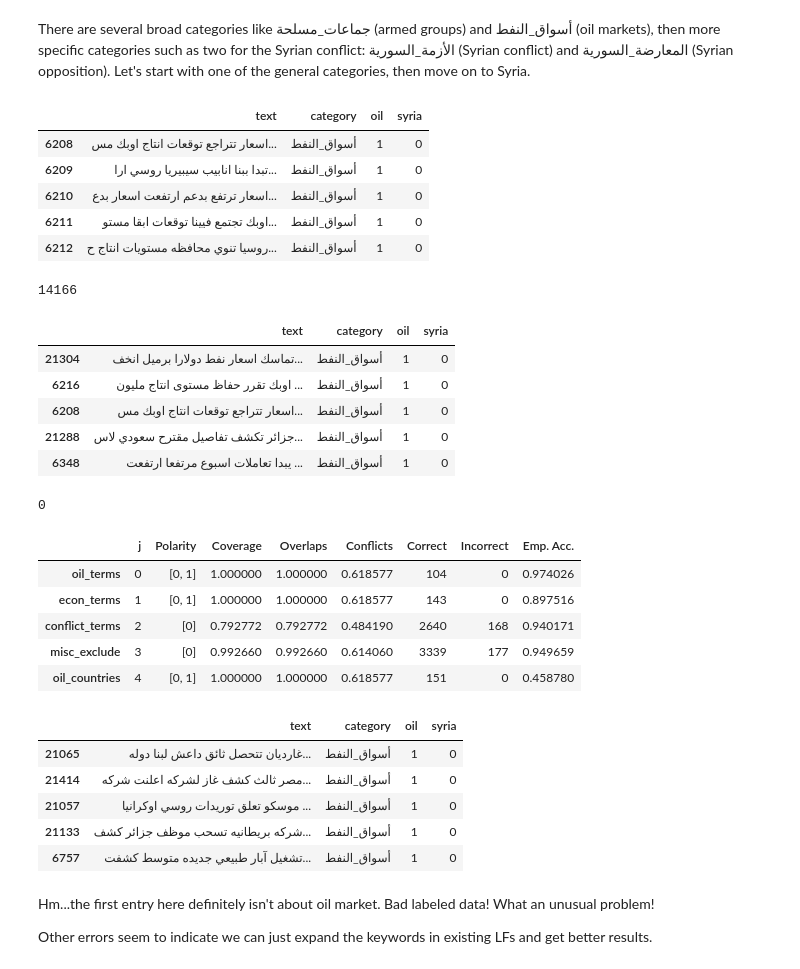
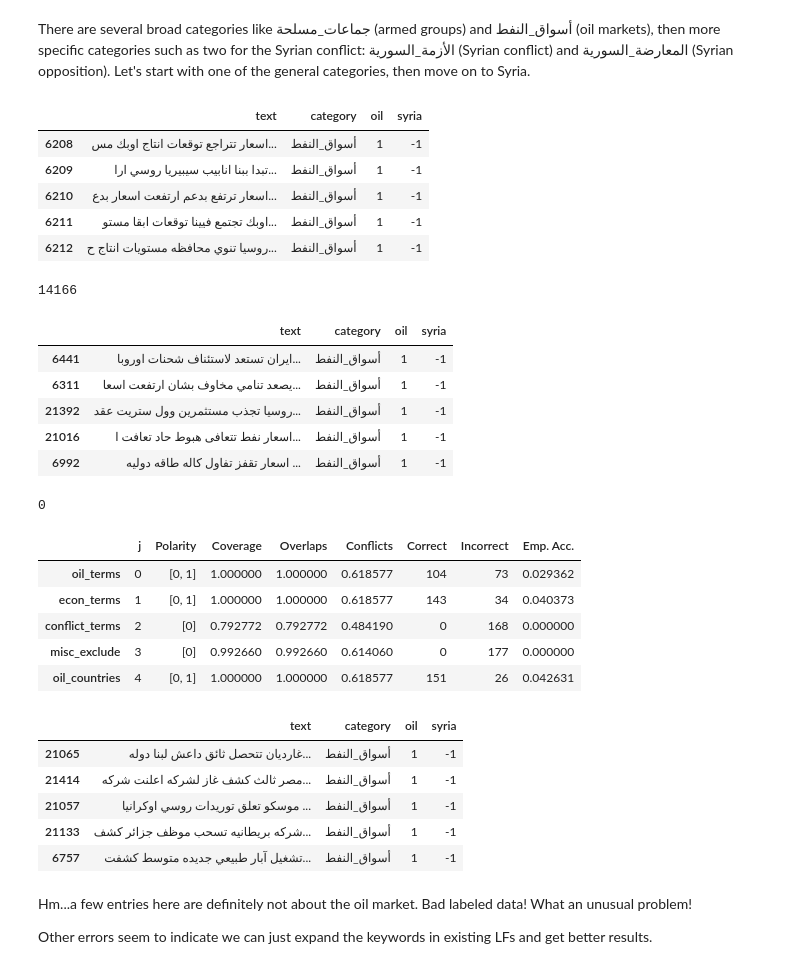
Before and after one commit to ajw-42/snorkel-testing, a Jupyter notebook: snorkel_testing_arabic_2.ipynb, the cells around one changed output. Drawn from its saved outputs; the diff is of its cells as text; code cells hidden in the pictures.

```diff
--- a/snorkel_testing_arabic_2.ipynb
+++ b/snorkel_testing_arabic_2.ipynb
@@ -40,21 +41,21 @@ There are several broad categories like جماعات_مسلحة (armed groups) a
 # %%
 #Recoding data for these two classification problems
 #Full category names not working, probably because Arabic
 
 media_df = media_df.assign(oil = media_df.category.str.contains("النفط") == True)
 media_df = media_df.assign(syria = media_df.category.str.contains("سورية") == True)
 
-media_df.oil = media_df.oil.replace({True:1,False:0})
-media_df.syria = media_df.syria.replace({True:1,False:0})
+media_df.oil = media_df.oil.replace({True:1,False:-1})
+media_df.syria = media_df.syria.replace({True:1,False:-1})
 
 media_df[media_df.oil == 1].head()
 # %% [output]
 |  | text | category | oil | syria |
-| 6208 | اسعار تتراجع توقعات انتاج اوبك مس... | أسواق_النفط | 1 | 0 |
-| 6209 | تبدا ببنا انابيب سيبيريا روسي ارا... | أسواق_النفط | 1 | 0 |
-| 6210 | اسعار ترتفع بدعم ارتفعت اسعار بدع... | أسواق_النفط | 1 | 0 |
-| 6211 | اوبك تجتمع فيينا توقعات ابقا مستو... | أسواق_النفط | 1 | 0 |
-| 6212 | روسيا تنوي محافظه مستويات انتاج ح... | أسواق_النفط | 1 | 0 |
+| 6208 | اسعار تتراجع توقعات انتاج اوبك مس... | أسواق_النفط | 1 | -1 |
+| 6209 | تبدا ببنا انابيب سيبيريا روسي ارا... | أسواق_النفط | 1 | -1 |
+| 6210 | اسعار ترتفع بدعم ارتفعت اسعار بدع... | أسواق_النفط | 1 | -1 |
+| 6211 | اوبك تجتمع فيينا توقعات ابقا مستو... | أسواق_النفط | 1 | -1 |
+| 6212 | روسيا تنوي محافظه مستويات انتاج ح... | أسواق_النفط | 1 | -1 |
 # %%
 from sklearn.model_selection import train_test_split
 
@@ -77,11 +78,11 @@ pd.set_option("display.max_colwidth", 0)
 dev[dev.oil == 1].sample(5)
 # %% [output]
 |  | text | category | oil | syria |
-| 21304 | تماسك اسعار نفط دولارا برميل انخف... | أسواق_النفط | 1 | 0 |
-| 6216 | اوبك تقرر حفاظ مستوى انتاج مليون ... | أسواق_النفط | 1 | 0 |
-| 6208 | اسعار تتراجع توقعات انتاج اوبك مس... | أسواق_النفط | 1 | 0 |
-| 21288 | جزائر تكشف تفاصيل مقترح سعودي لاس... | أسواق_النفط | 1 | 0 |
-| 6348 | يبدا تعاملات اسبوع مرتفعا ارتفعت ... | أسواق_النفط | 1 | 0 |
+| 6441 | ايران تستعد لاستئناف شحنات اوروبا... | أسواق_النفط | 1 | -1 |
+| 6311 | يصعد تنامي مخاوف بشان ارتفعت اسعا... | أسواق_النفط | 1 | -1 |
+| 21392 | روسيا تجذب مستثمرين وول ستريت عقد... | أسواق_النفط | 1 | -1 |
+| 21016 | اسعار نفط تتعافى هبوط حاد تعافت ا... | أسواق_النفط | 1 | -1 |
+| 6992 | اسعار تقفز تفاول كاله طاقه دوليه ... | أسواق_النفط | 1 | -1 |
 # %%
 #testing regex quirks in Arabic text
 test = "الجزائر"
@@ -134,11 +135,11 @@ from snorkel.labeling.analysis import LFAnalysis
 LFAnalysis(L=L_dev, lfs=lfs).lf_summary(Y=Y_dev)
 # %% [output]
 |  | j | Polarity | Coverage | Overlaps | Conflicts | Correct | Incorrect | Emp. Acc. |
-| oil_terms | 0 | [0, 1] | 1.000000 | 1.000000 | 0.618577 | 104 | 0 | 0.974026 |
-| econ_terms | 1 | [0, 1] | 1.000000 | 1.000000 | 0.618577 | 143 | 0 | 0.897516 |
-| conflict_terms | 2 | [0] | 0.792772 | 0.792772 | 0.484190 | 2640 | 168 | 0.940171 |
-| misc_exclude | 3 | [0] | 0.992660 | 0.992660 | 0.614060 | 3339 | 177 | 0.949659 |
-| oil_countries | 4 | [0, 1] | 1.000000 | 1.000000 | 0.618577 | 151 | 0 | 0.458780 |
+| oil_terms | 0 | [0, 1] | 1.000000 | 1.000000 | 0.618577 | 104 | 73 | 0.029362 |
+| econ_terms | 1 | [0, 1] | 1.000000 | 1.000000 | 0.618577 | 143 | 34 | 0.040373 |
+| conflict_terms | 2 | [0] | 0.792772 | 0.792772 | 0.484190 | 0 | 168 | 0.000000 |
+| misc_exclude | 3 | [0] | 0.992660 | 0.992660 | 0.614060 | 0 | 177 | 0.000000 |
+| oil_countries | 4 | [0, 1] | 1.000000 | 1.000000 | 0.618577 | 151 | 26 | 0.042631 |
 # %%
 from snorkel.analysis.error_analysis import get_label_buckets
 
@@ -146,13 +147,13 @@ buckets = get_label_buckets(Y_dev, L_dev[:, 1])
 dev.iloc[buckets[(POS, ABSTAIN)]].sample(5, random_state=1)
 # %% [output]
 |  | text | category | oil | syria |
-| 21065 | غارديان تتحصل ثائق داعش لبنا دوله... | أسواق_النفط | 1 | 0 |
-| 21414 | مصر ثالث كشف غاز لشركه اعلنت شركه... | أسواق_النفط | 1 | 0 |
-| 21057 | موسكو تعلق توريدات روسي اوكرانيا ... | أسواق_النفط | 1 | 0 |
-| 21133 | شركه بريطانيه تسحب موظف جزائر كشف... | أسواق_النفط | 1 | 0 |
-| 6757 | تشغيل آبار طبيعي جديده متوسط كشفت... | أسواق_النفط | 1 | 0 |
+| 21065 | غارديان تتحصل ثائق داعش لبنا دوله... | أسواق_النفط | 1 | -1 |
+| 21414 | مصر ثالث كشف غاز لشركه اعلنت شركه... | أسواق_النفط | 1 | -1 |
+| 21057 | موسكو تعلق توريدات روسي اوكرانيا ... | أسواق_النفط | 1 | -1 |
+| 21133 | شركه بريطانيه تسحب موظف جزائر كشف... | أسواق_النفط | 1 | -1 |
+| 6757 | تشغيل آبار طبيعي جديده متوسط كشفت... | أسواق_النفط | 1 | -1 |
 # %% [markdown]
-Hm...the first entry here definitely isn't about oil market. Bad labeled data! What an unusual problem!
+Hm...a few entries here are definitely not about the oil market. Bad labeled data! What an unusual problem!
 
 Other errors seem to indicate we can just expand the keywords in existing LFs and get better results.
 # %%
```
Also changed, not shown: parts of 7 cells of this notebook.
